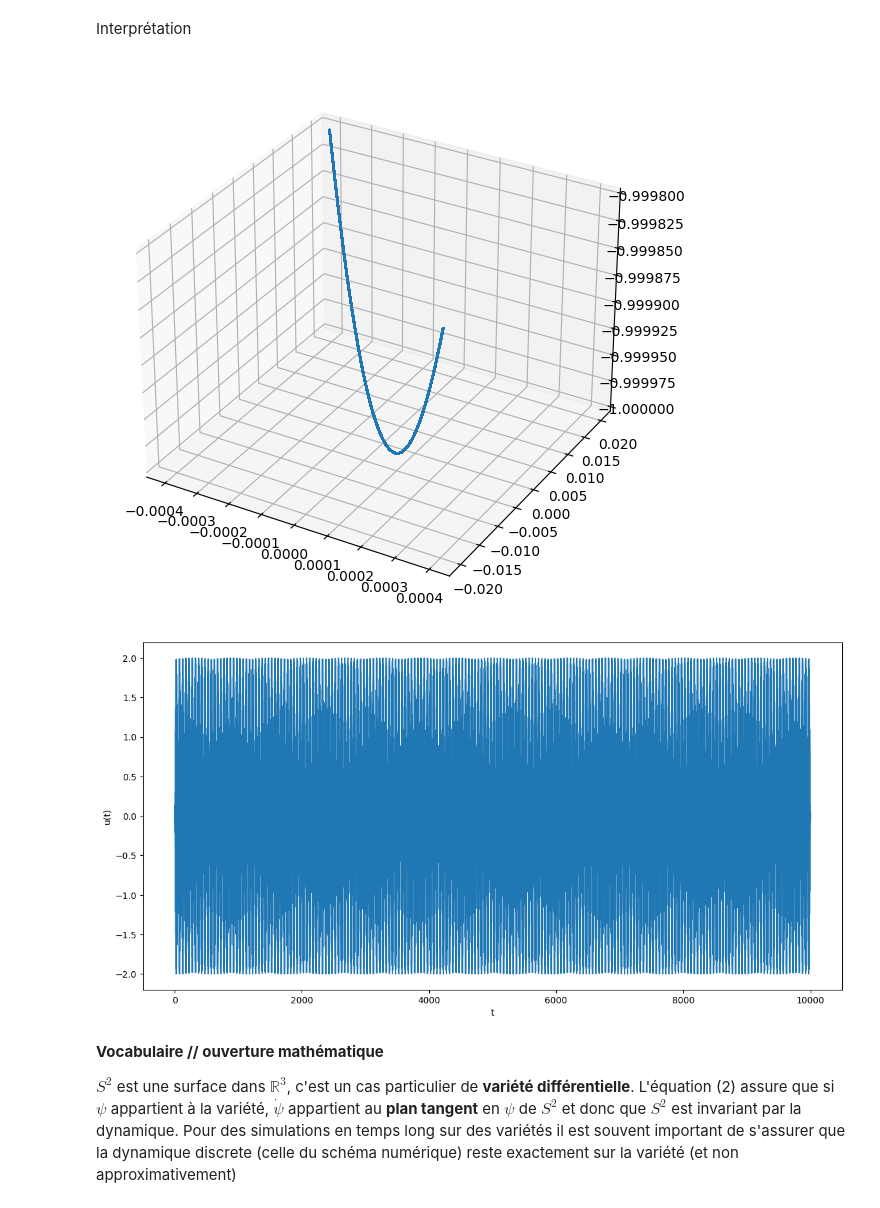
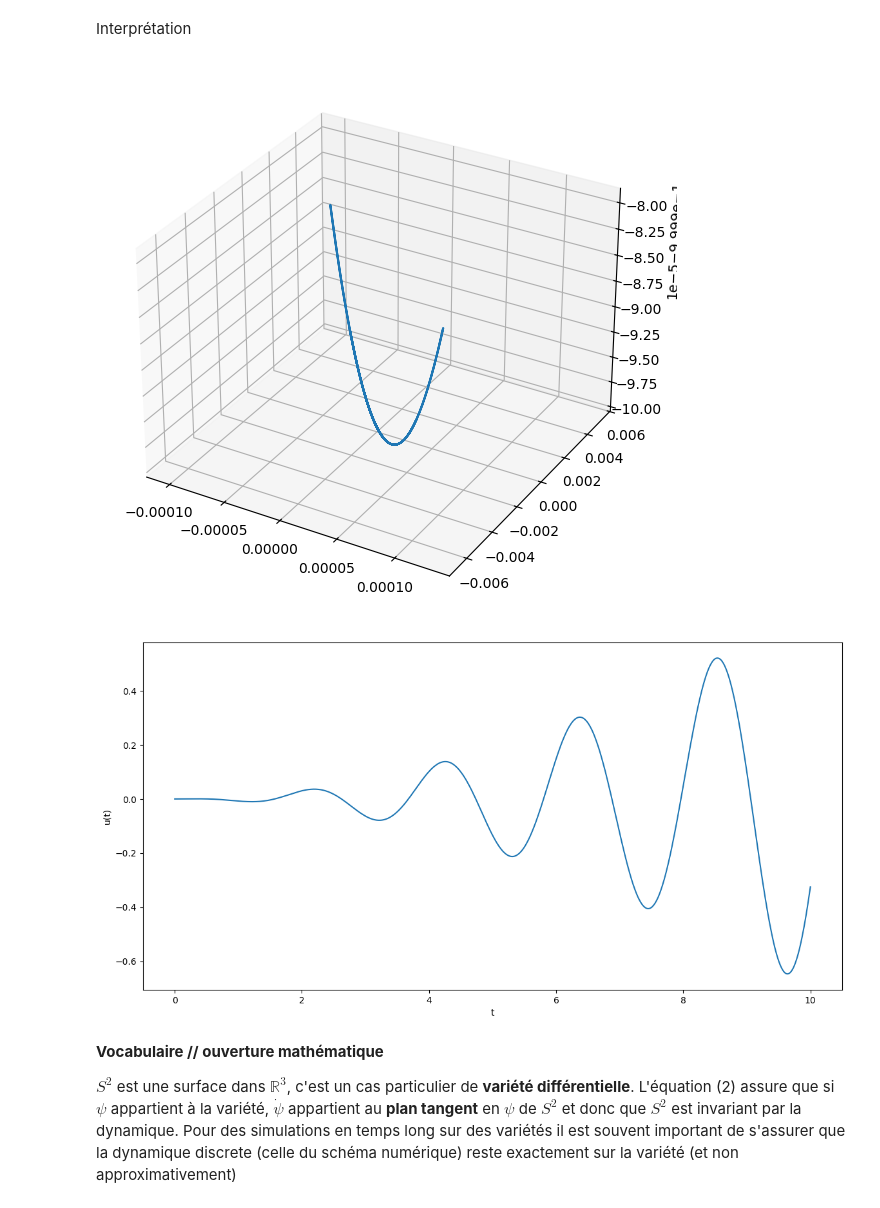
Before and after one commit to AdrienMtz/Projet_numerique_UE11-Groupe_36, a Jupyter notebook: Projet-EquationsDifferentielles-2024.ipynb, the cells around one changed output. Cells and saved outputs as stored; diff of their text form; code cells hidden in the pictures.

```diff
--- a/Projet-EquationsDifferentielles-2024.ipynb
+++ b/Projet-EquationsDifferentielles-2024.ipynb
@@ -273,10 +273,10 @@ euler_implicit(psi_0, 0, 100, E, delta, 0.001)
 # %% [markdown]
 Interprétation
 # %%
-euler_projete(psi_0, 0, 10000, E, delta, 0.01)
+euler_projete(psi_0, 0, 10, E, delta, 0.01)
 # %% [output]
-[figure, old version]
+[figure, new version]
-[figure, old version]
+[figure, new version]
 # %% [markdown]
 **Vocabulaire // ouverture mathématique**
 
```
Also changed, not shown: parts of 2 cells of this notebook, 1 other file.
